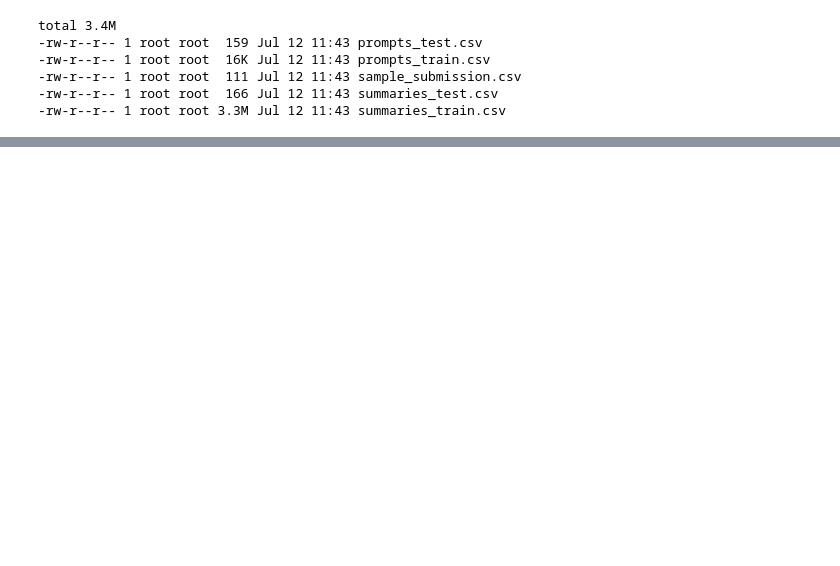
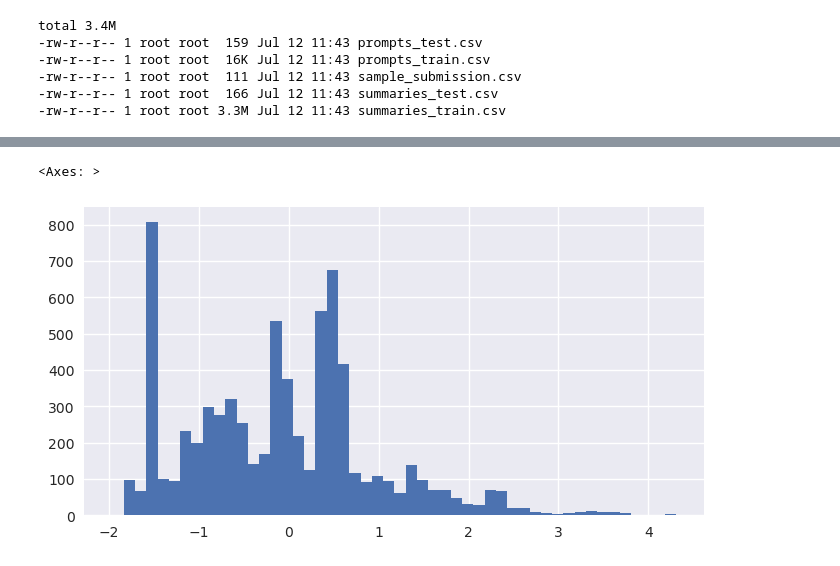
Before and after one commit to konumaru/CommonLit2023, a Jupyter notebook: notebook/eda.ipynb, the cells around one changed output, grey strips where cells are left out. Saved outputs shown, nothing was run; the diff lists cells and outputs as text; code cells hidden in the pictures; blank space fills up the shorter version.

```diff
--- a/notebook/eda.ipynb
+++ b/notebook/eda.ipynb
@@ -23,0 +119,5 @@ a
+# %%
+summaries_train["wording"].hist(bins=50, figsize=(8, 4))
+# %% [output]
+<Axes: >
+[figure, added]
```
Also changed, not shown: parts of 26 cells of this notebook, 1 other file.
